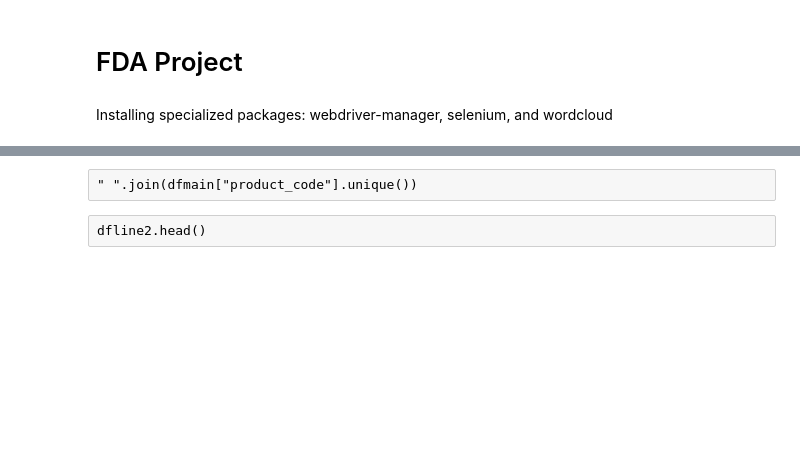
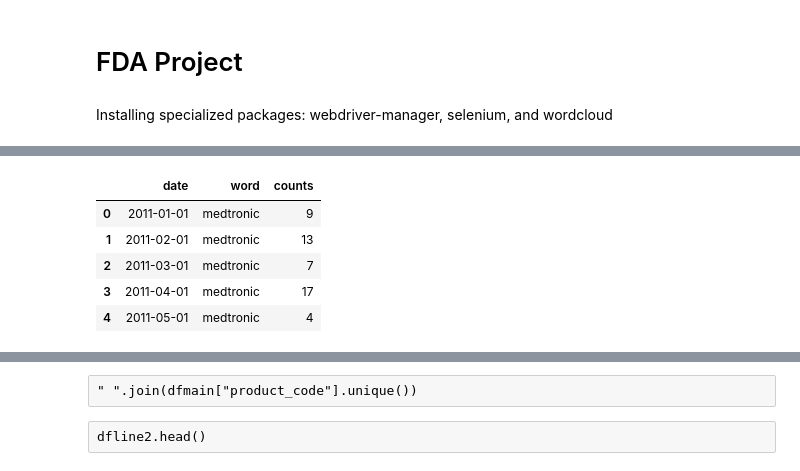
Before and after one commit to allenbutt/FDA, a Jupyter notebook: FDA.ipynb, the cells around one changed output, grey strips where cells are left out. Saved outputs shown, nothing was run; the diff lists cells and outputs as text; code cells hidden in the pictures; blank space fills up the shorter version.

```diff
--- a/FDA.ipynb
+++ b/FDA.ipynb
@@ -439,0 +455,36 @@ plt.show()
+# %%
+# Create a linechart to show the change of a word over time
+#Start by creating a new dataframe with the word count information for just the word in question
+
+lineword = "medtronic"
+lineyearstart = 2011
+lineyearend = 2021
+
+lineyearstart = str(lineyearstart) + "-01-01"
+lineyearend = str(lineyearend) + "-12-31"
+
+linedaterange = pd.date_range(lineyearstart,lineyearend,
+              freq='MS').strftime("%Y-%m-%d").tolist()
+
+dfwordline = pd.DataFrame()
+dfwordline["date"] = linedaterange
+
+dfwordline["word"] = lineword
+
+def get_word_count(wordinquestion, dateinquestion):
+    try:
+        countneeded = dfword.loc[(dfword['word'] == wordinquestion) & (dfword['date'] == dateinquestion)]["counts"].iat[0]
+    except IndexError:
+        countneeded = 0
+    return countneeded
+
+dfwordline["counts"] = dfwordline["date"].apply(lambda x: get_word_count(lineword, x))
+
+dfwordline.head()
+# %% [output]
+|  | date | word | counts |
+| 0 | 2011-01-01 | medtronic | 9 |
+| 1 | 2011-02-01 | medtronic | 13 |
+| 2 | 2011-03-01 | medtronic | 7 |
+| 3 | 2011-04-01 | medtronic | 17 |
+| 4 | 2011-05-01 | medtronic | 4 |
```
Also changed, not shown: parts of 8 cells of this notebook.
